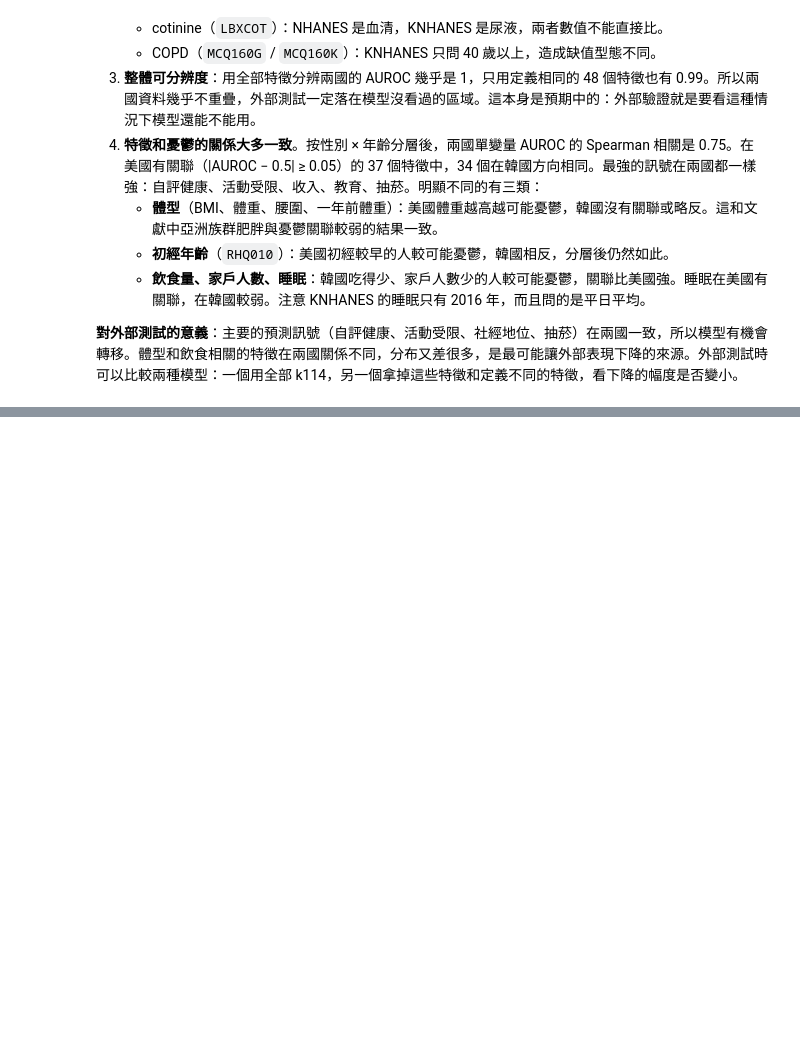
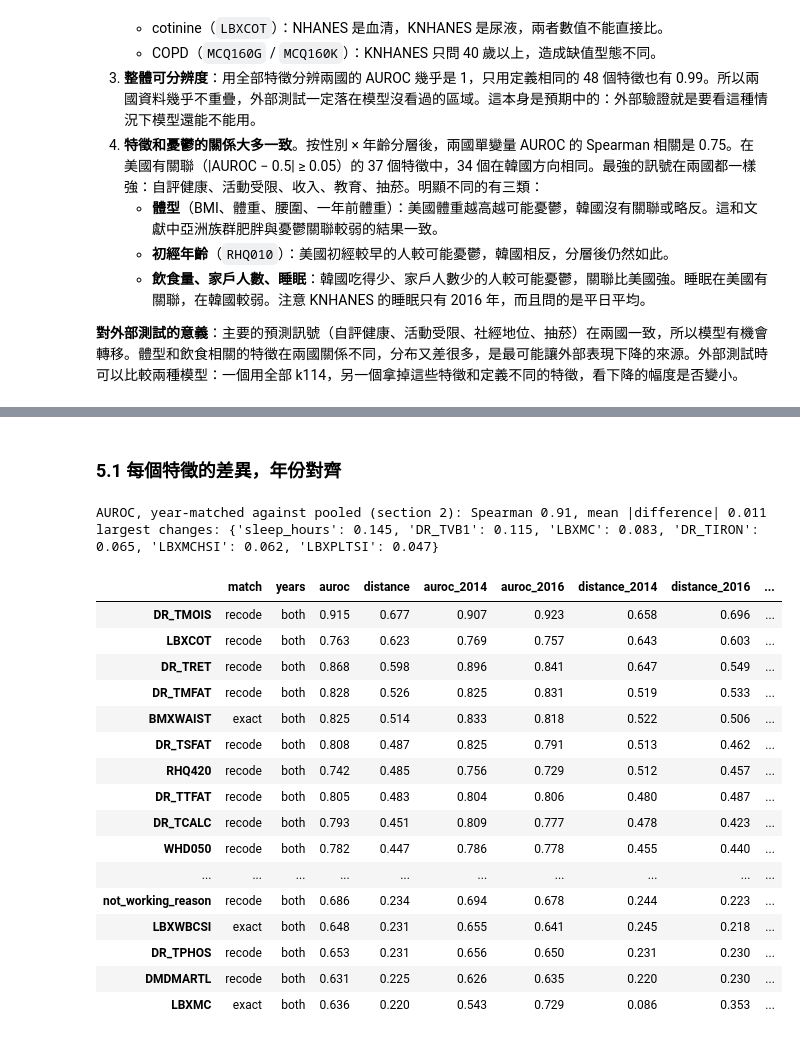
Before and after one commit to tony12344812cs14/NHANES-2005-2018, a Jupyter notebook: data_analysis/03_knhanes_vs_nhanes.ipynb, the cells around one changed output, grey strips where cells are left out. Cells and saved outputs as stored; diff of their text form; code cells hidden in the pictures; blank space fills up the shorter version.

```diff
--- a/data_analysis/03_knhanes_vs_nhanes.ipynb
+++ b/data_analysis/03_knhanes_vs_nhanes.ipynb
@@ -576,0 +667,42 @@ plt.show()
+# %% [markdown]
+### 5.1 每個特徵的差異，年份對齊
+# %%
+per_pair = {k: compare(a, b, [f for f in FEATS if f in K114 or k == "2016"]) for k, (a, b) in PAIRS.items()}
+matched = pd.concat(per_pair, axis=1)
+matched.columns = [f"{m}_{k}" for k, m in matched.columns]
+matched["auroc"] = matched[["auroc_2014", "auroc_2016"]].mean(axis=1)
+matched["distance"] = matched[["distance_2014", "distance_2016"]].mean(axis=1)
+matched["match"] = mapping.match
+matched["years"] = mapping.years
+pooled = pd.read_csv(OUT / "knhanes_feature_shift.csv", index_col=0).country_auroc  # section 2, not rewritten
+matched["auroc_pooled"] = pooled
+matched = matched.sort_values("distance", ascending=False)
+matched.to_csv(OUT / "knhanes_matched_feature_shift.csv")
+
+print(f"AUROC, year-matched against pooled (section 2): Spearman "
+      f"{matched[['auroc', 'auroc_pooled']].corr('spearman').iloc[0, 1]:.2f}, mean |difference| "
+      f"{(matched.auroc - matched.auroc_pooled).abs().mean():.3f}")
+d = (matched.auroc - matched.auroc_pooled).abs().sort_values(ascending=False)
+print("largest changes:", d.head(6).round(3).to_dict())
+display(matched[["match", "years", "auroc", "distance", "auroc_2014", "auroc_2016", "distance_2014",
+                 "distance_2016", "auroc_pooled"]].head(30).round(3))
+# %% [output]
+AUROC, year-matched against pooled (section 2): Spearman 0.91, mean |difference| 0.011
+largest changes: {'sleep_hours': 0.145, 'DR_TVB1': 0.115, 'LBXMC': 0.083, 'DR_TIRON': 0.065, 'LBXMCHSI': 0.062, 'LBXPLTSI': 0.047}
+|  | match | years | auroc | distance | auroc_2014 | auroc_2016 | distance_2014 | distance_2016 | ... |
+| DR_TMOIS | recode | both | 0.915 | 0.677 | 0.907 | 0.923 | 0.658 | 0.696 | ... |
+| LBXCOT | recode | both | 0.763 | 0.623 | 0.769 | 0.757 | 0.643 | 0.603 | ... |
+| DR_TRET | recode | both | 0.868 | 0.598 | 0.896 | 0.841 | 0.647 | 0.549 | ... |
+| DR_TMFAT | recode | both | 0.828 | 0.526 | 0.825 | 0.831 | 0.519 | 0.533 | ... |
+| BMXWAIST | exact | both | 0.825 | 0.514 | 0.833 | 0.818 | 0.522 | 0.506 | ... |
+| DR_TSFAT | recode | both | 0.808 | 0.487 | 0.825 | 0.791 | 0.513 | 0.462 | ... |
+| RHQ420 | recode | both | 0.742 | 0.485 | 0.756 | 0.729 | 0.512 | 0.457 | ... |
+| DR_TTFAT | recode | both | 0.805 | 0.483 | 0.804 | 0.806 | 0.480 | 0.487 | ... |
+| DR_TCALC | recode | both | 0.793 | 0.451 | 0.809 | 0.777 | 0.478 | 0.423 | ... |
+| WHD050 | recode | both | 0.782 | 0.447 | 0.786 | 0.778 | 0.455 | 0.440 | ... |
+| ... | ... | ... | ... | ... | ... | ... | ... | ... | ... |
+| not_working_reason | recode | both | 0.686 | 0.234 | 0.694 | 0.678 | 0.244 | 0.223 | ... |
+| LBXWBCSI | exact | both | 0.648 | 0.231 | 0.655 | 0.641 | 0.245 | 0.218 | ... |
+| DR_TPHOS | recode | both | 0.653 | 0.231 | 0.656 | 0.650 | 0.231 | 0.230 | ... |
+| DMDMARTL | recode | both | 0.631 | 0.225 | 0.626 | 0.635 | 0.220 | 0.230 | ... |
+| LBXMC | exact | both | 0.636 | 0.220 | 0.543 | 0.729 | 0.086 | 0.353 | ... |
```
Also changed, not shown: parts of 15 cells of this notebook, 1 other file.
